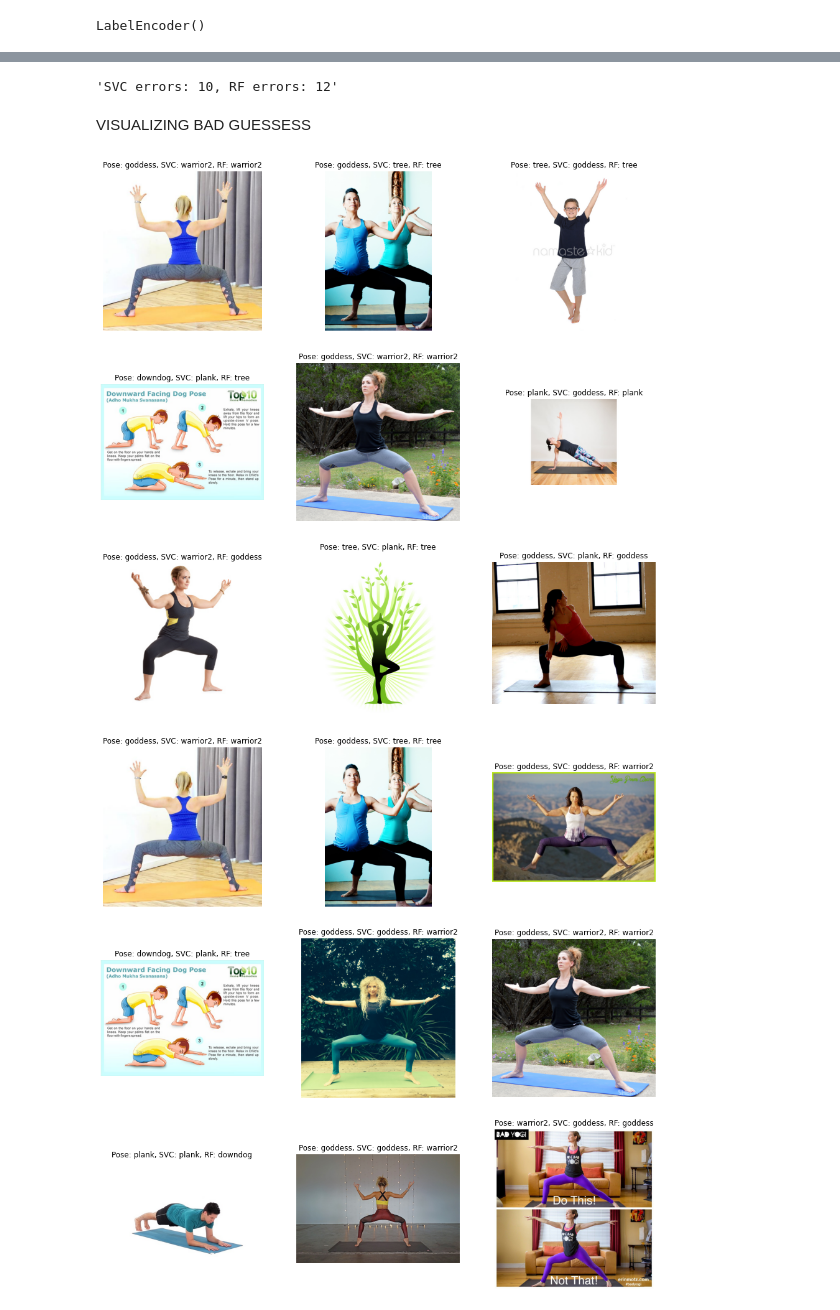
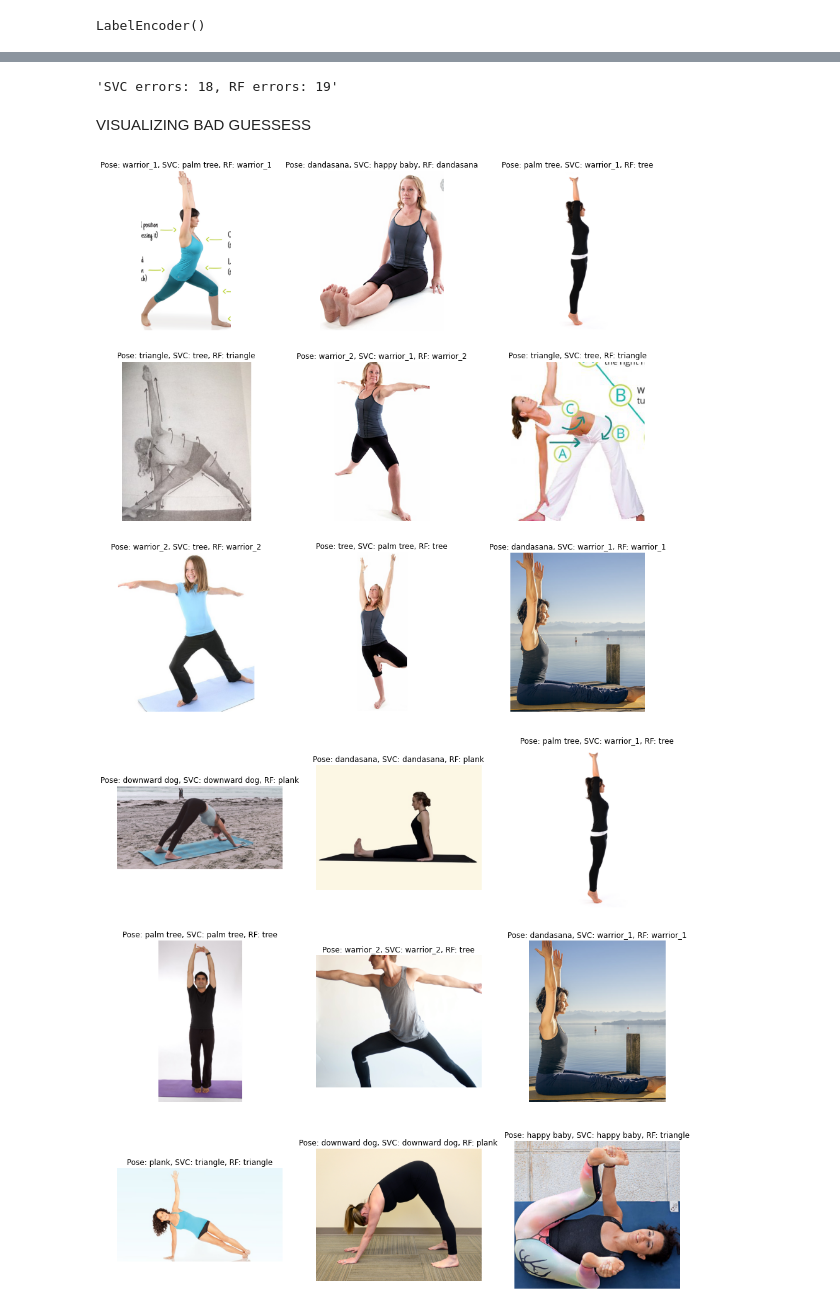
Before and after one commit to KsaweryKapela/Small_ML_Projects, a Jupyter notebook: yoga_poses_classification/asana_classification.ipynb, the cells around one changed output, grey strips where cells are left out. Cells and saved outputs as stored; diff of their text form; code cells hidden in the pictures.

Commit message:
Fixed some errors and tested on bigger ds

```diff
--- a/yoga_poses_classification/asana_classification.ipynb
+++ b/yoga_poses_classification/asana_classification.ipynb
@@ -25,7 +24,7 @@ def load_images_from_folder(folder):
                 labels.append(foldername)
     return images, labels
 
-images, labels = load_images_from_folder(dirname)
+images, labels_raw = load_images_from_folder(dirname)
 # %%
 # SHUFFLING DATA
 import random
@@ -59,4 +58,7 @@ def get_pose_arr(landmark_input):
 
 def detect_pose(img, pose=pose_image):
     result = pose.process(img)
-    return get_pose_arr(result)
+    if not result.pose_landmarks:
+        return None
+    else:
+        return get_pose_arr(result)
@@ -67,0 +65,15 @@ for image in images:
+# %%
+pose_detected_images = []
+labels = []
+images_ordered = [] # For future visualization
+
+for i in range(len(images)):
+    pose_coordinates = detect_pose(images[i])
+
+    if pose_coordinates is None: # If photo cant be processed by mediapipe
+        print(f'Image no {i} does not work')
+
+    else:
+        pose_detected_images.append(pose_coordinates)
+        labels.append(labels_raw[i]) # Easier than deleting items from array while looping
+        images_ordered.append(images[i])
@@ -199,7 +214,7 @@ SVC_false_pred = np.where((y != SVC_predictions).astype(int))[0]
 
 f'SVC errors: {len(RF_false_pred)}, RF errors: {len(SVC_false_pred)}'
 # %% [output]
-'SVC errors: 10, RF errors: 12'
+'SVC errors: 18, RF errors: 19'
 # %% [markdown]
 VISUALIZING BAD GUESSESS
 # %%
@@ -216,7 +231,7 @@ rows = 3
 
 for i in range(0, columns * rows):
     fig.add_subplot(rows, columns, i + 1)
-    plt.imshow(images[SVC_false_pred[i]])
+    plt.imshow(images_ordered[SVC_false_pred[i]])
 
     label_i = labels[SVC_false_pred[i]]
     pred_svc_i = decoded_SVC_predictions[SVC_false_pred[i]]
@@ -227,23 +242,23 @@ for i in range(0, columns * rows):
 
 plt.show()
 # %% [output]
-[figure, old version]
+[figure, new version]
 # %%
 # VISUALIZING 9 OF SVC FAILED PREDICTIONS
 
 fig = plt.figure(figsize=(16, 16))
 
 for i in range(0, columns * rows):
     fig.add_subplot(rows, columns, i + 1)
-    plt.imshow(images[RF_false_pred[i]])
+    plt.imshow(images_ordered[RF_false_pred[i]])
 
     label_i = labels[RF_false_pred[i]]
     pred_svc_i = decoded_SVC_predictions[RF_false_pred[i]]
     pred_rf_i = decoded_RF_predictions[RF_false_pred[i]]
 
     plt.title(f'Pose: {label_i}, SVC: {pred_svc_i}, RF: {pred_rf_i}')
     plt.axis('off')
 
 plt.show()
 # %% [output]
-[figure, old version]
+[figure, new version]
```
Also changed, not shown: parts of 10 cells of this notebook.
